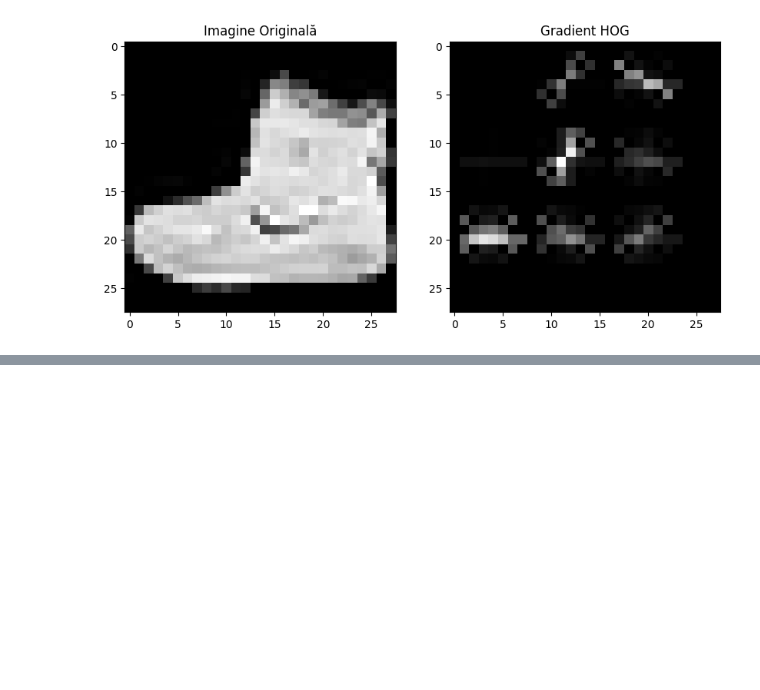
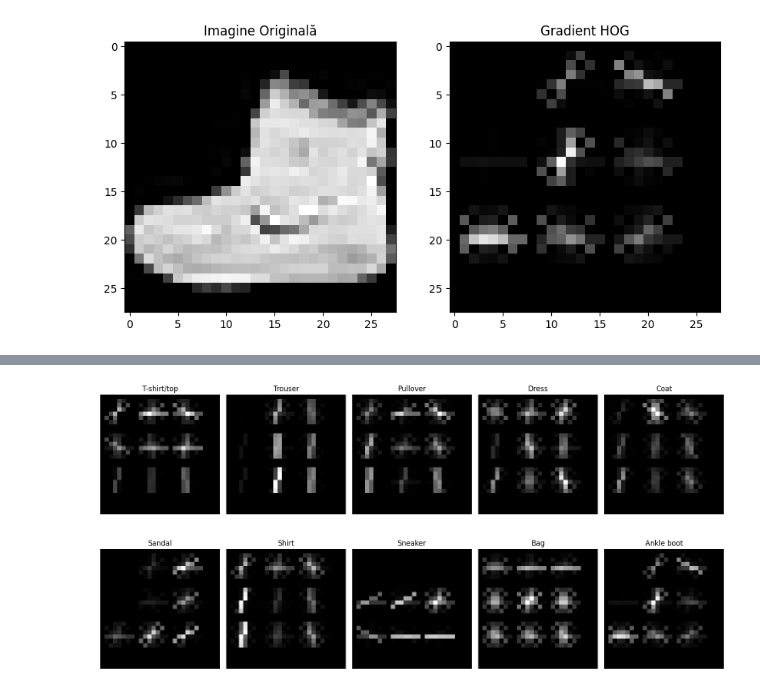
Before and after one commit to Vulturul2k/ML_project, a Jupyter notebook: fashion.ipynb, the cells around one changed output, grey strips where cells are left out. Saved outputs shown, nothing was run; the diff lists cells and outputs as text; code cells hidden in the pictures; blank space fills up the shorter version.

```diff
--- a/fashion.ipynb
+++ b/fashion.ipynb
@@ -83,0 +184,19 @@ plt.show()
+# %%
+
+
+plt.figure(figsize=(15, 8))
+for i, class_name in enumerate(class_names):
+    image_sample = x_train[y_train == i][0]
+
+    image_sample = image_sample.squeeze()
+    _, hog_image = hog(image_sample, orientations=9, pixels_per_cell=(8, 8),
+                    cells_per_block=(2, 2), visualize=True)
+
+    plt.subplot(2, 5, i + 1)
+    plt.imshow(hog_image, cmap='gray')
+    plt.title(class_name)
+    plt.axis('off')
+plt.tight_layout()
+plt.show()
+# %% [output]
+[figure, added]
```
Also changed, not shown: parts of 6 cells of this notebook, 4 other files.
